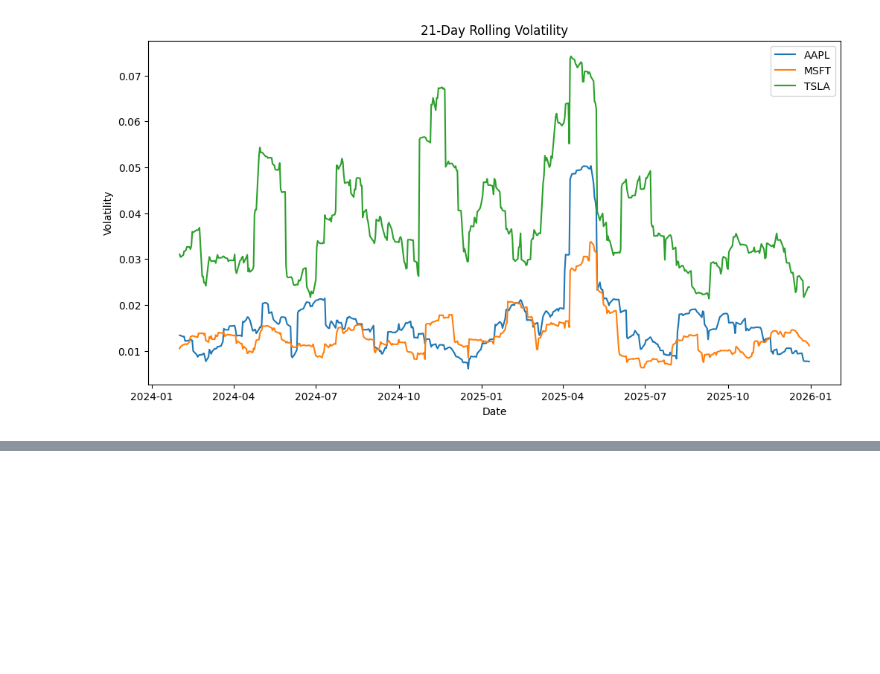
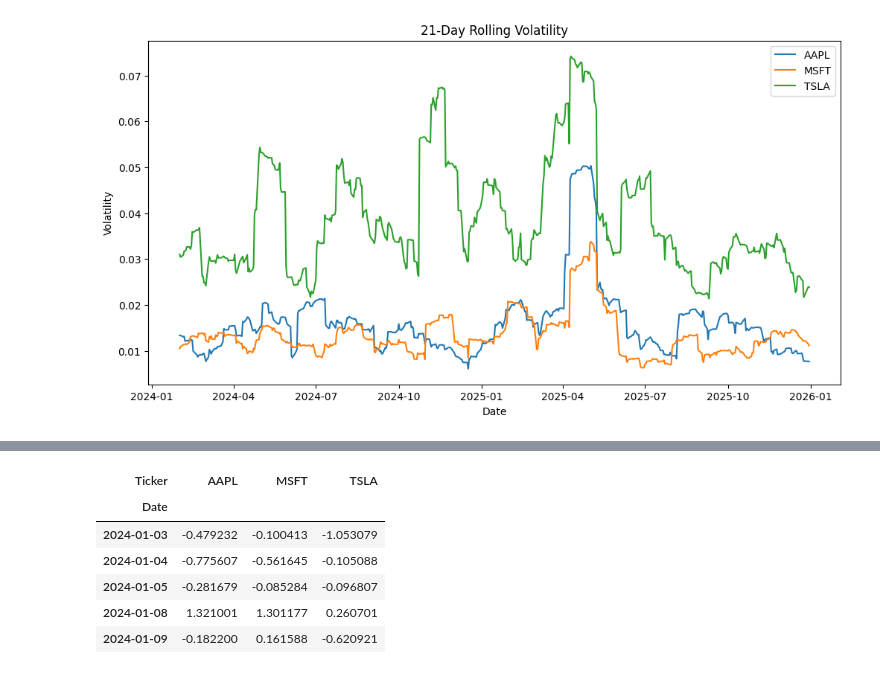
Before and after one commit to aminaboualizade-a11y/equity-factor-model, a Jupyter notebook: notebooks/01_data_download.ipynb, the cells around one changed output, grey strips where cells are left out. Cells and saved outputs as stored; diff of their text form; code cells hidden in the pictures; blank space fills up the shorter version.

```diff
--- a/notebooks/01_data_download.ipynb
+++ b/notebooks/01_data_download.ipynb
@@ -243,0 +267,12 @@ plt.show()
+# %%
+final_scores = combined_factors.T.groupby(combined_factors.columns.str.split('_').str[0]).mean().T
+
+final_scores.head()
+# %% [output]
+| Ticker | AAPL | MSFT | TSLA |
+| Date |  |  |  |
+| 2024-01-03 | -0.479232 | -0.100413 | -1.053079 |
+| 2024-01-04 | -0.775607 | -0.561645 | -0.105088 |
+| 2024-01-05 | -0.281679 | -0.085284 | -0.096807 |
+| 2024-01-08 | 1.321001 | 1.301177 | 0.260701 |
+| 2024-01-09 | -0.182200 | 0.161588 | -0.620921 |
```
Also changed, not shown: parts of 4 cells of this notebook, 5 other files.
